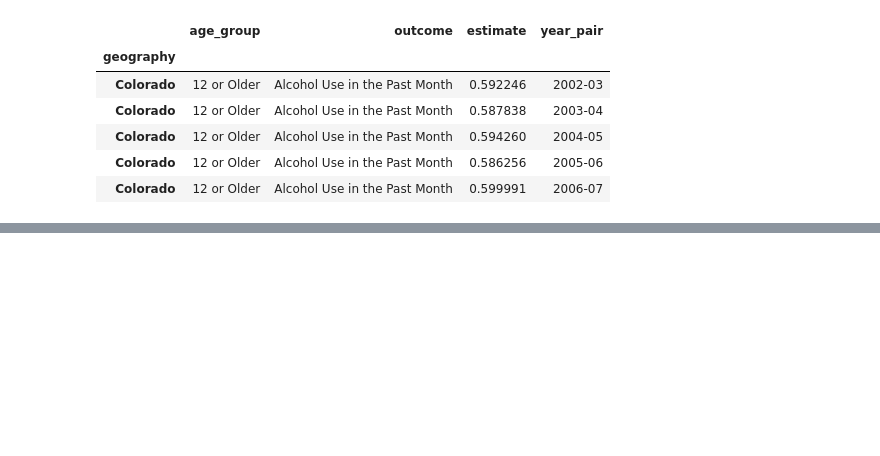
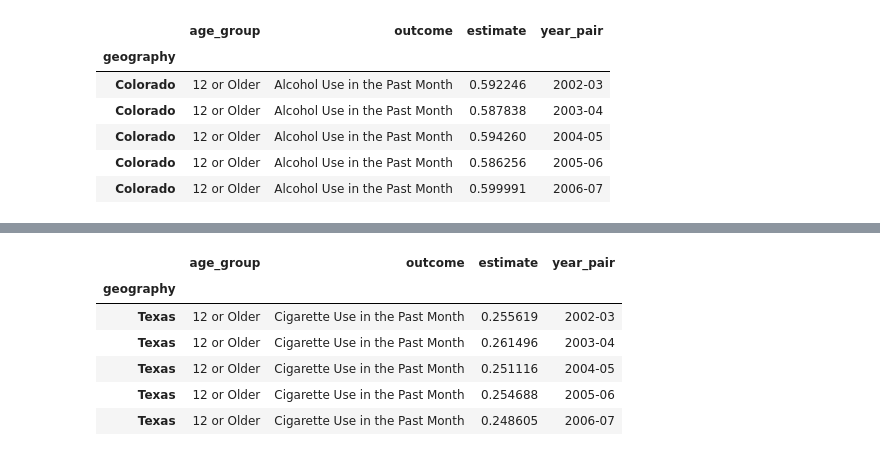
Before and after one commit to zdsteele/Project_1, a Jupyter notebook: Drug_Data_Years_Zach/Concatenated_df.ipynb, the cells around one changed output, grey strips where cells are left out. Cells and saved outputs as stored; diff of their text form; code cells hidden in the pictures; blank space fills up the shorter version.

```diff
--- a/Drug_Data_Years_Zach/Concatenated_df.ipynb
+++ b/Drug_Data_Years_Zach/Concatenated_df.ipynb
@@ -74,0 +103,13 @@ Colorado_Alch_age12.drop_duplicates(subset='year_pair', keep="last").head()
+# %%
+# Texas Ages 12 or Older Cigarette Use in the Past Month
+Texas_Cig_df = Texas_loc.loc[Texas_loc["outcome"] == "Cigarette Use in the Past Month"]
+Texas_Cig_age12 = Texas_Cig_df.loc[Texas_Cig_df["age_group"] == "12 or Older"]
+Texas_Cig_age12.drop_duplicates(subset='year_pair', keep="last").head()
+# %% [output]
+|  | age_group | outcome | estimate | year_pair |
+| geography |  |  |  |  |
+| Texas | 12 or Older | Cigarette Use in the Past Month | 0.255619 | 2002-03 |
+| Texas | 12 or Older | Cigarette Use in the Past Month | 0.261496 | 2003-04 |
+| Texas | 12 or Older | Cigarette Use in the Past Month | 0.251116 | 2004-05 |
+| Texas | 12 or Older | Cigarette Use in the Past Month | 0.254688 | 2005-06 |
+| Texas | 12 or Older | Cigarette Use in the Past Month | 0.248605 | 2006-07 |
```
Also changed, not shown: parts of 9 cells of this notebook, 2 other files.
